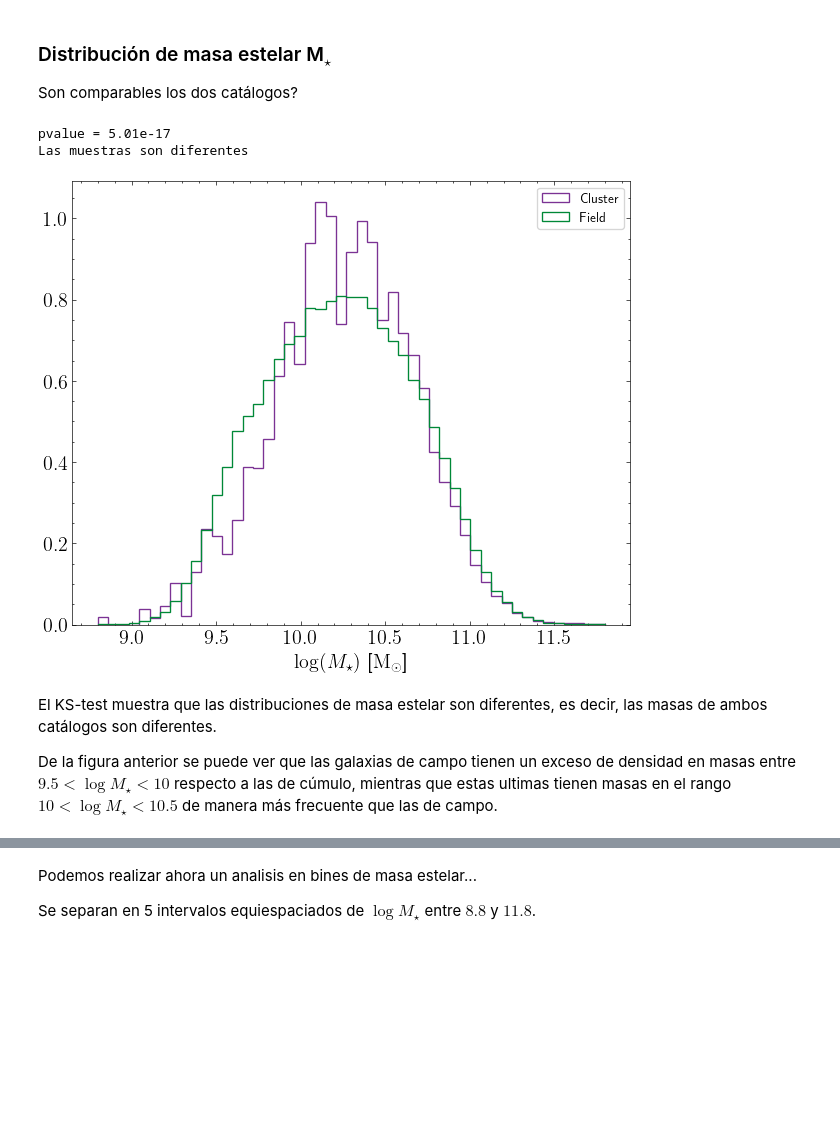
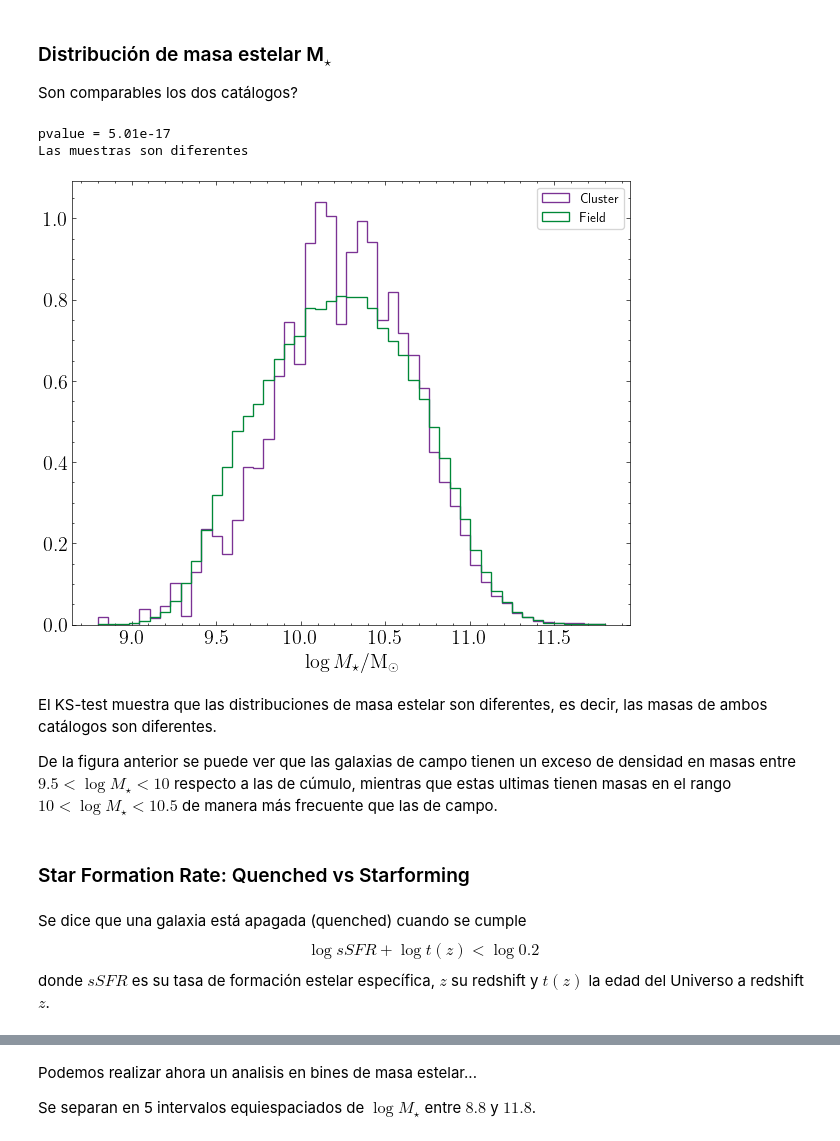
Before and after one commit to francaporaso/extragalactica, a Jupyter notebook: guia5/presentacion.ipynb, the cells around one changed output, grey strips where cells are left out. Drawn from its saved outputs; the diff is of its cells as text; code cells hidden in the pictures; blank space fills up the shorter version.

```diff
--- a/guia5/presentacion.ipynb
+++ b/guia5/presentacion.ipynb
@@ -289,35 +774,41 @@ Son comparables los dos catálogos?
 # %%
 
 bins = np.linspace(8.8, 11.8, 50)
 fig, ax = plt.subplots()
 
 for n in [CL,FD]:
     ax.hist(
         S[n]['stellarmass'],
         weights=S[n]['w'],
         bins=bins,
         density=True,
         histtype='step',
         label=n,
         color=COLORS[n]
     )
 
-ax.set_xlabel('$\log(M_{\star})$ [$\mathrm{M}_{\odot}$]')
+ax.set_xlabel('$\log M_{\star}/\mathrm{M}_{\odot}$')
 ax.legend();
 
 # Son muestras similares?
 ks_res = ks_2samp(S[CL]['stellarmass'], S[FD]['stellarmass'], method='exact')
 print(f'pvalue = {ks_res.pvalue:2.2e}')
 if ks_res.pvalue > 0.05:
     print('La información no es suficiente para rechazar la hip. nula')
 else:
     print('Las muestras son diferentes')
 # %% [output]
 pvalue = 5.01e-17
 Las muestras son diferentes
-[figure, old version]
+[figure, new version]
 # %% [markdown]
 El KS-test muestra que las distribuciones de masa estelar son diferentes, es decir, las masas de ambos catálogos son diferentes.
 
 De la figura anterior se puede ver que las galaxias de campo tienen un exceso de densidad en masas entre $9.5<\log M_{\star}<10$ respecto a las de cúmulo, mientras que estas ultimas tienen masas en el rango $10<\log M_{\star}<10.5$ de manera más frecuente que las de campo.
+# %% [markdown]
+### Star Formation Rate: Quenched vs Starforming
+# %% [markdown]
+Se dice que una galaxia está apagada (quenched) cuando se cumple
+$$ \log sSFR + \log t(z) < \log 0.2 $$
+donde $sSFR$ es su tasa de formación estelar específica, $z$ su redshift y $t(z)$ la edad del Universo a redshift $z$.
 # %%
```
Also changed, not shown: parts of 42 cells of this notebook, 1 other file.
